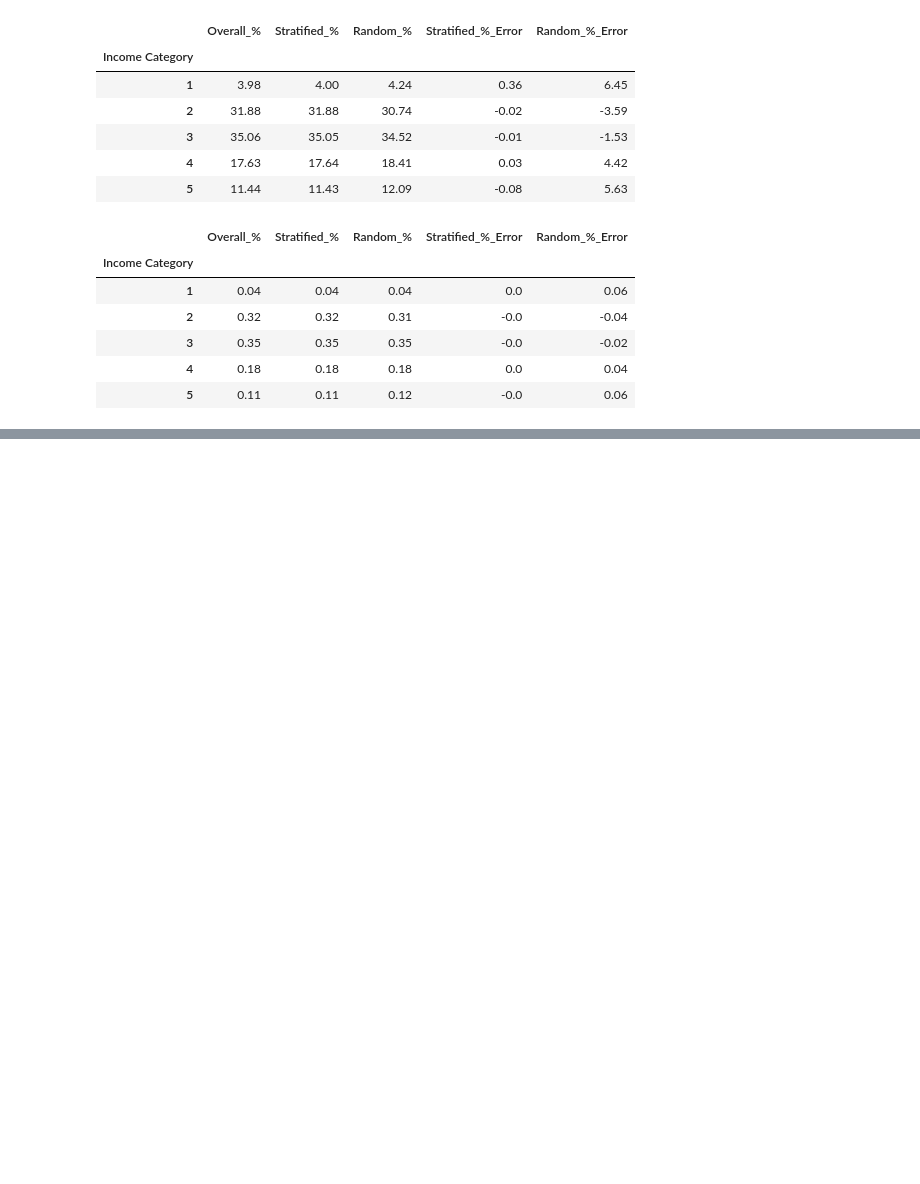
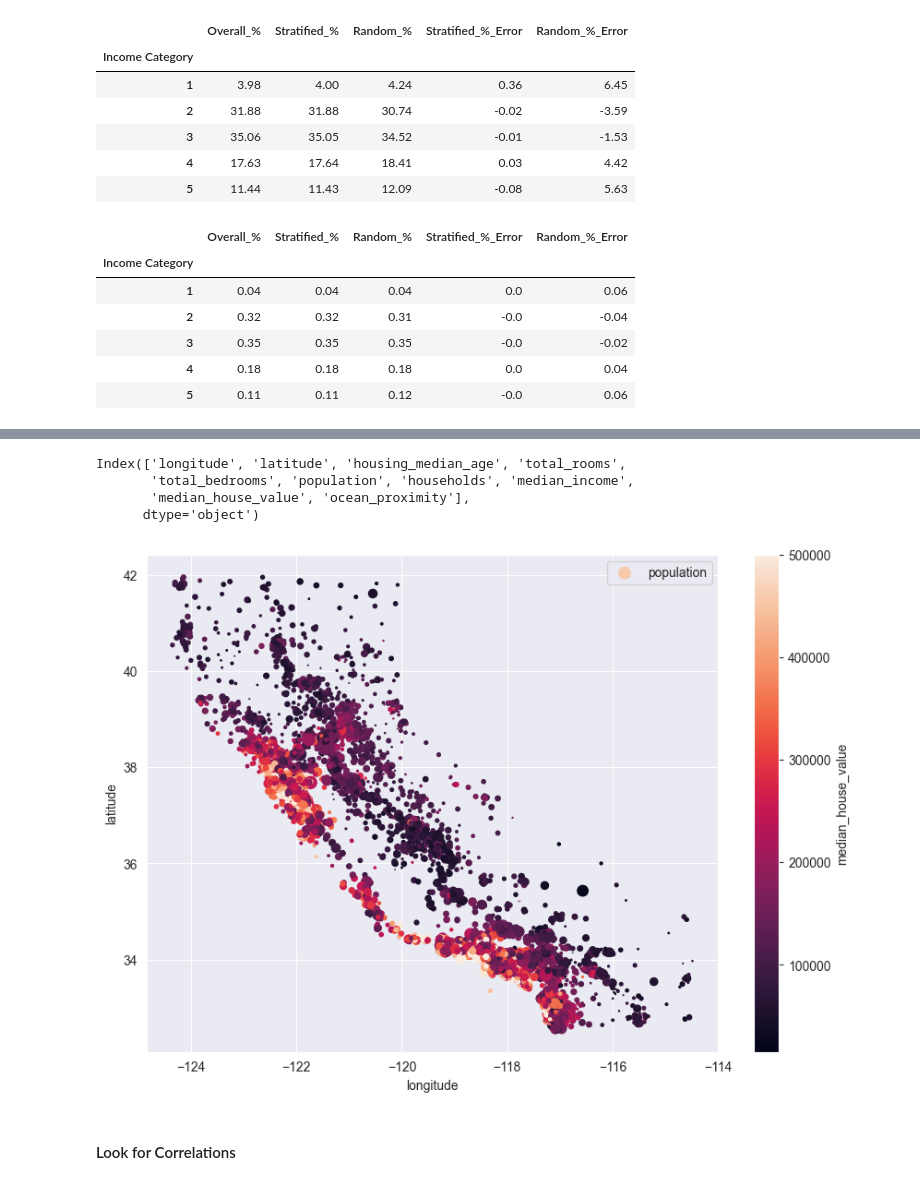
Before and after one commit to BUFONJOKER/ml_projects_hands_on_ml_book_chapter2, a Jupyter notebook: main.ipynb, the cells around one changed output, grey strips where cells are left out. Drawn from its saved outputs; the diff is of its cells as text; code cells hidden in the pictures; blank space fills up the shorter version.

```diff
--- a/main.ipynb
+++ b/main.ipynb
@@ -295,0 +366,18 @@ compare_proportions.round(2)
+# %%
+housing_train.columns
+# %% [output]
+Index(['longitude', 'latitude', 'housing_median_age', 'total_rooms',
+       'total_bedrooms', 'population', 'households', 'median_income',
+       'median_house_value', 'ocean_proximity'],
+      dtype='object')
+# %%
+housing_train.plot(kind="scatter",x="longitude", y="latitude",
+            grid=True, s=housing_train['population']/100,
+            label="population", c="median_house_value",
+            colorbar=True,sharex=False,
+            figsize=(10,7))
+plt.show()
+# %% [output]
+[figure, added]
+# %% [markdown]
+#### Look for Correlations
```
Also changed, not shown: parts of 43 cells of this notebook.
